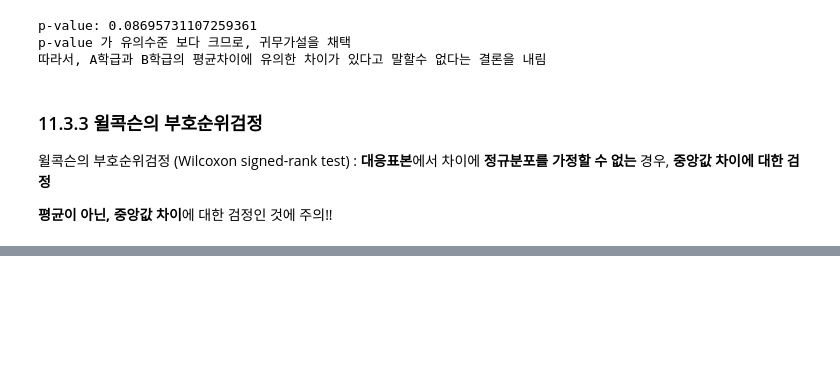
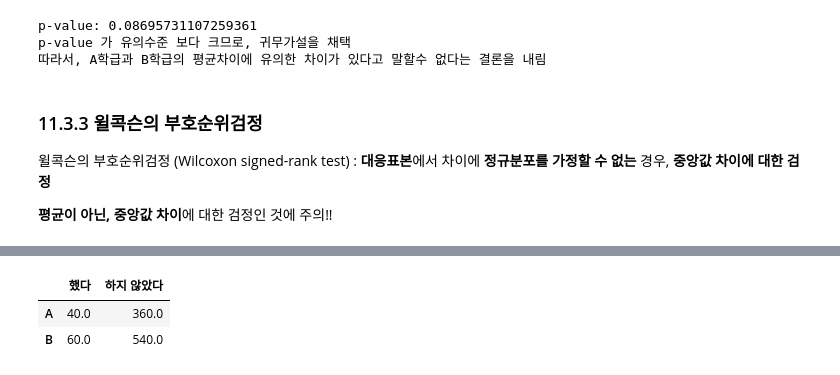
Before and after one commit to johyunkang/python_stat, a Jupyter notebook: chapter11.ipynb, the cells around one changed output, grey strips where cells are left out. Drawn from its saved outputs; the diff is of its cells as text; code cells hidden in the pictures; blank space fills up the shorter version.

```diff
--- a/chapter11.ipynb
+++ b/chapter11.ipynb
@@ -371,0 +473,6 @@ p-value 가 유의수준 보다 크므로, 귀무가설을 채택
+# %%
+n_not, n_yes = ad_cross.sum()
+print('구입안함:', n_not, ', 구입함:', n_yes)
+
+n_adA, n_adB = ad_cross.sum(axis=1)
+print('광고 A봄:', n_adA, ', 광고 B봄:', n_adB)
@@ -371,0 +488,9 @@ p-value 가 유의수준 보다 크므로, 귀무가설을 채택
+# %%
+ad_ef = pd.DataFrame({'했다': [n_adA * n_yes / n, n_adB * n_yes / n],
+                      '하지 않았다' : [n_adA * n_not / n, n_adB * n_not / n]},
+                     index = ['A', 'B'])
+display(ad_ef)
+# %% [output]
+|  | 했다 | 하지 않았다 |
+| A | 40.0 | 360.0 |
+| B | 60.0 | 540.0 |
```
Also changed, not shown: parts of 19 cells of this notebook.
